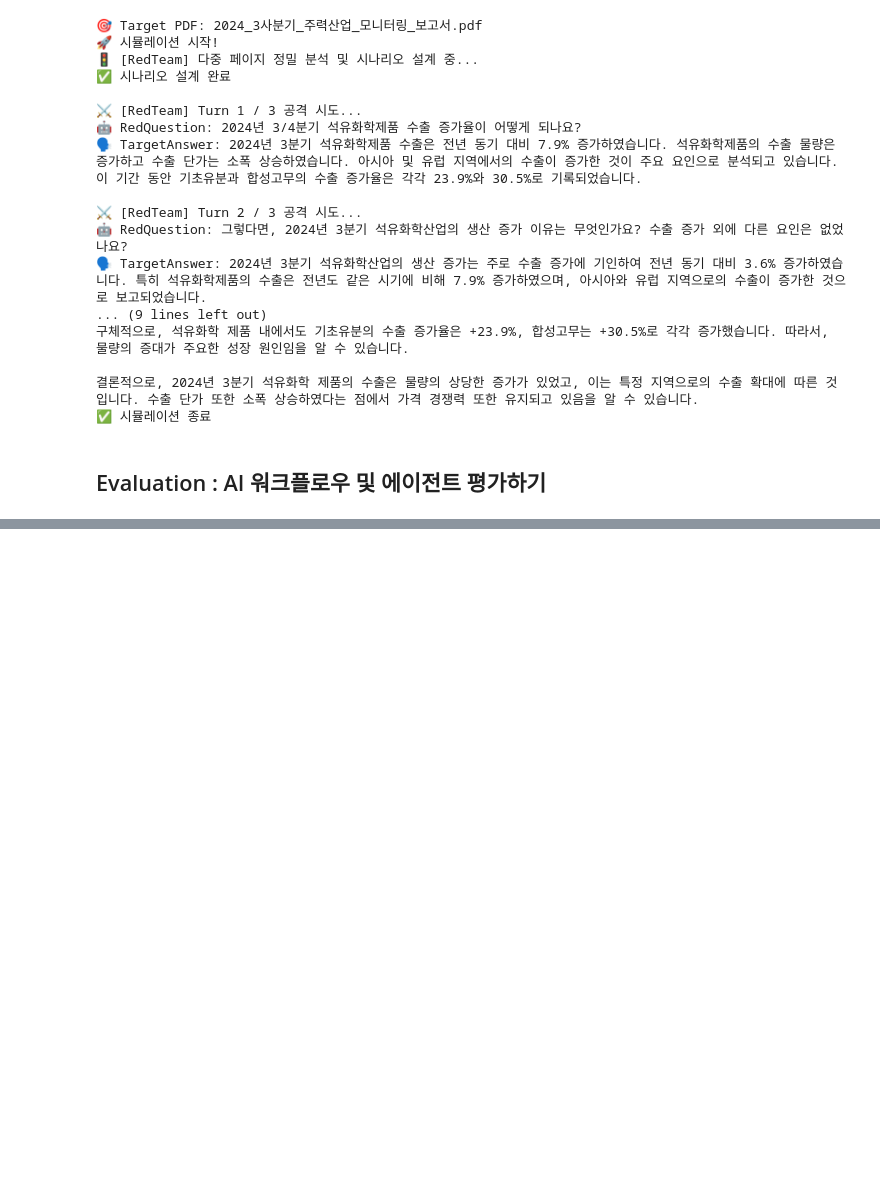
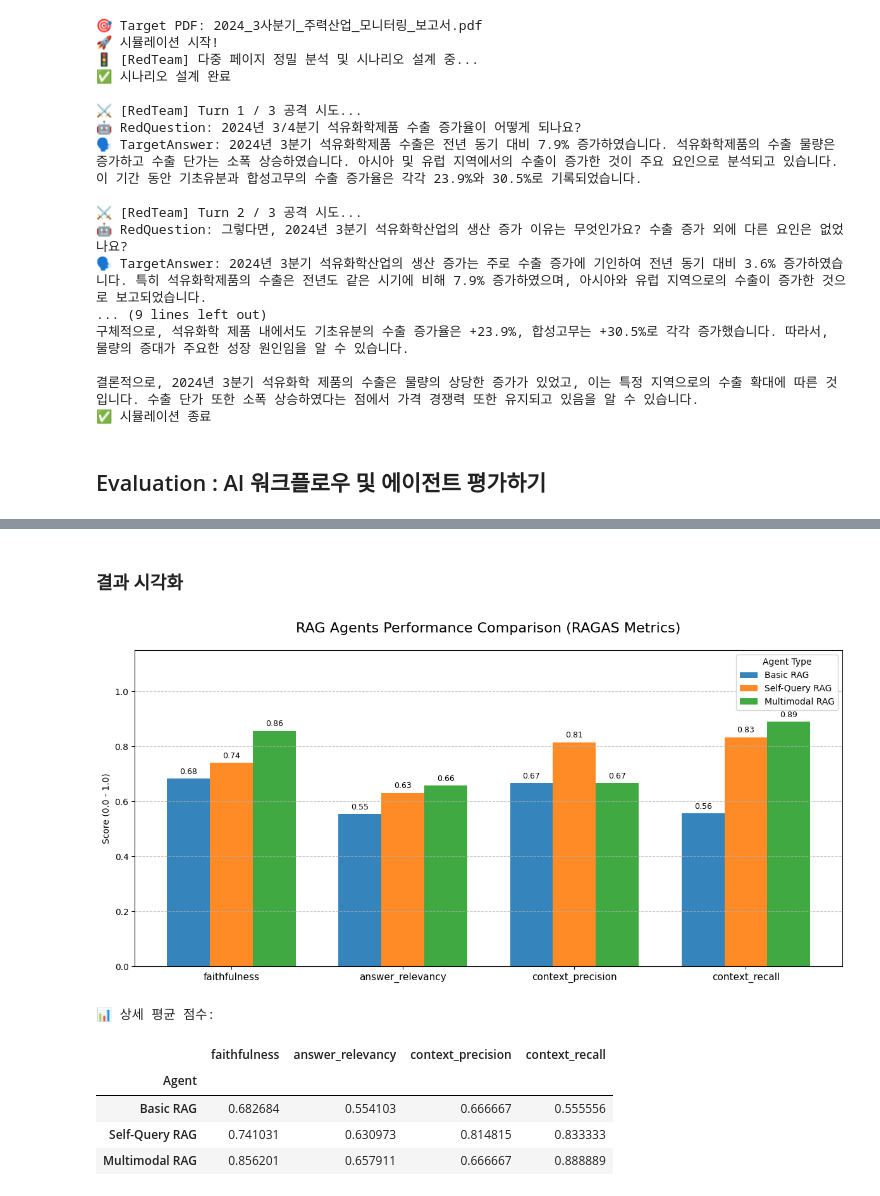
Before and after one commit to hukim1112/llmops_class, a Jupyter notebook: notebooks/02_observability_and_evaluation.ipynb, the cells around one changed output, grey strips where cells are left out. Cells and saved outputs as stored; diff of their text form; code cells hidden in the pictures; blank space fills up the shorter version.

```diff
--- a/notebooks/02_observability_and_evaluation.ipynb
+++ b/notebooks/02_observability_and_evaluation.ipynb
@@ -354,14 +359,14 @@ else:
 # %% [markdown]
 ## Evaluation : AI 워크플로우 및 에이전트 평가하기
 # %%
-from llmops_class.app.utils.dataset_generator import generate_golden_dataset
+from app.utils.dataset_generator import generate_golden_dataset
 
 # 데이터 준비
-DATA_DIR = "llmops_class/data/tmp" # 혹시 경로가 안 맞으면 수정하세요
+DATA_DIR = "llmops_class/data/bok_major_industry_reports" # 혹시 경로가 안 맞으면 수정하세요
 # 10개 샘플 생성 및 CSV 저장
 golden_dataset = generate_golden_dataset(
     data_dir=DATA_DIR,
-    num_samples=3,
+    num_samples=9,
     output_file="test_sampling_golden_dataset.csv"
 )
 # 데이터 확인
@@ -658,0 +511,72 @@ await evaluate_rag_app("self_retriever_rag", DATASET_NAME)
+# %% [markdown]
+### 결과 시각화
+# %%
+import pandas as pd
+import matplotlib.pyplot as plt
+import numpy as np
+import os
+
+# 1. 파일 경로 및 에이전트 이름 설정
+results_map = {
+    "Basic RAG": "test_sampling_result_rag_basic.csv",
+    "Self-Query RAG": "test_sampling_result_rag_self_query.csv",
+    "Multimodal RAG": "test_sampling_result_rag_multimodal.csv"
+}
+
+# 2. 데이터 로드 및 평균 계산
+metrics = ["faithfulness", "answer_relevancy", "context_precision", "context_recall"]
+summary_data = []
+
+for agent_name, file_path in results_map.items():
+    if os.path.exists(file_path):
+        df = pd.read_csv(file_path)
+        avg_scores = df[metrics].mean().to_dict()
+        avg_scores["Agent"] = agent_name
+        summary_data.append(avg_scores)
+
+if not summary_data:
+    print("❌ 표시할 데이터가 없습니다.")
+else:
+    df_summary = pd.DataFrame(summary_data)
+
+    # --- Matplotlib Plotting ---
+    # 데이터 준비
+    agents = df_summary["Agent"].tolist()
+    x = np.arange(len(metrics))  # 메트릭 위치
+    width = 0.25  # 막대 너비
+
+    fig, ax = plt.subplots(figsize=(12, 6))
+
+    # 각 에이전트별 막대 그리기
+    for i, agent in enumerate(agents):
+        agent_scores = df_summary[df_summary["Agent"] == agent][metrics].values.flatten()
+        # 막대 위치 조정 (중심 기준 좌우로 배치)
+        offset = (i - 1) * width
+        rects = ax.bar(x + offset, agent_scores, width, label=agent, alpha=0.9)
+
+        # 막대 위에 점수 표시
+        ax.bar_label(rects, fmt='%.2f', padding=3, fontsize=9)
+
+    # 레이아웃 설정
+    ax.set_ylabel('Score (0.0 - 1.0)')
+    ax.set_title('RAG Agents Performance Comparison (RAGAS Metrics)', fontsize=16, pad=20)
+    ax.set_xticks(x)
+    ax.set_xticklabels(metrics, fontsize=11)
+    ax.set_ylim(0, 1.15)
+    ax.legend(title="Agent Type", loc='upper right')
+    ax.grid(axis='y', linestyle='--', alpha=0.7)
+
+    plt.tight_layout()
+    plt.show()
+
+    # 표 출력
+    print("\n📊 상세 평균 점수:")
+    display(df_summary.set_index("Agent"))
+# %% [output]
+[figure, added]
+📊 상세 평균 점수:
+|  | faithfulness | answer_relevancy | context_precision | context_recall |
+| Agent |  |  |  |  |
+| Basic RAG | 0.682684 | 0.554103 | 0.666667 | 0.555556 |
+| Self-Query RAG | 0.741031 | 0.630973 | 0.814815 | 0.833333 |
+| Multimodal RAG | 0.856201 | 0.657911 | 0.666667 | 0.888889 |
```
Also changed, not shown: parts of 22 cells of this notebook, 3 other files.
